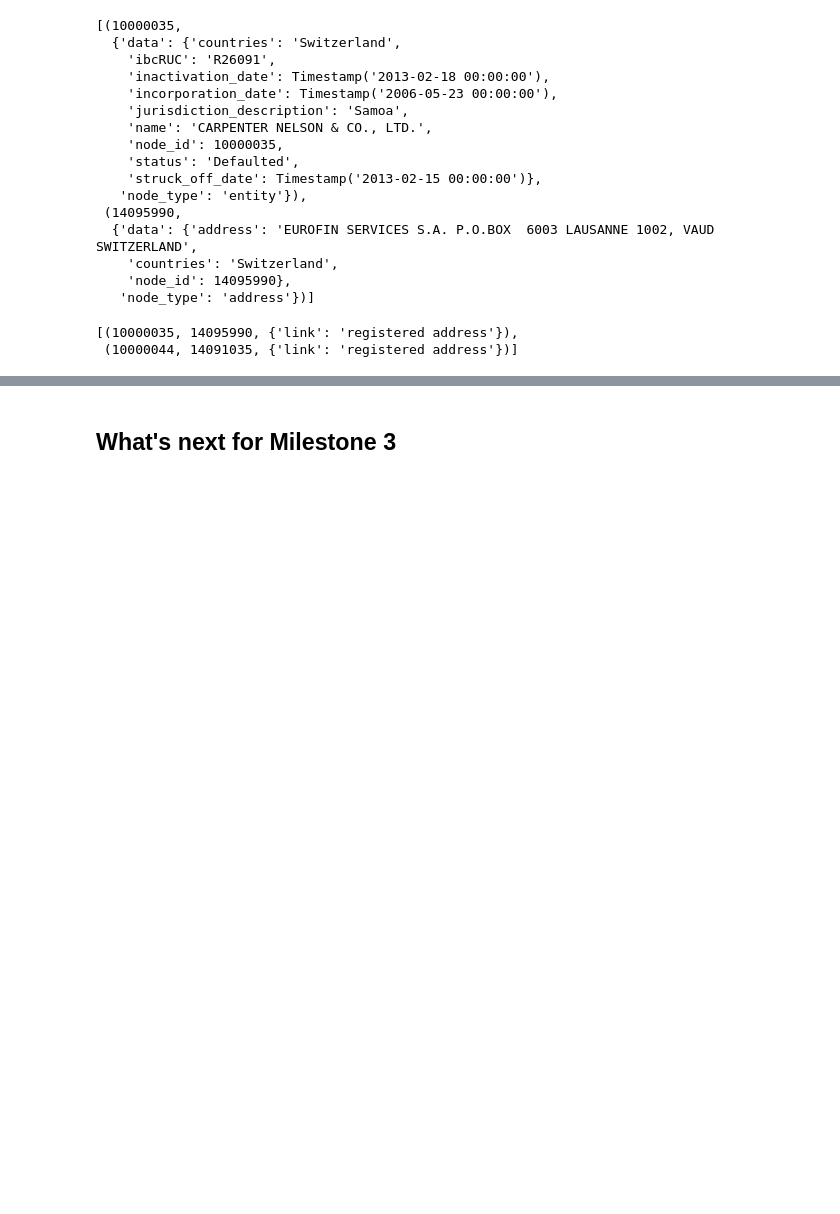
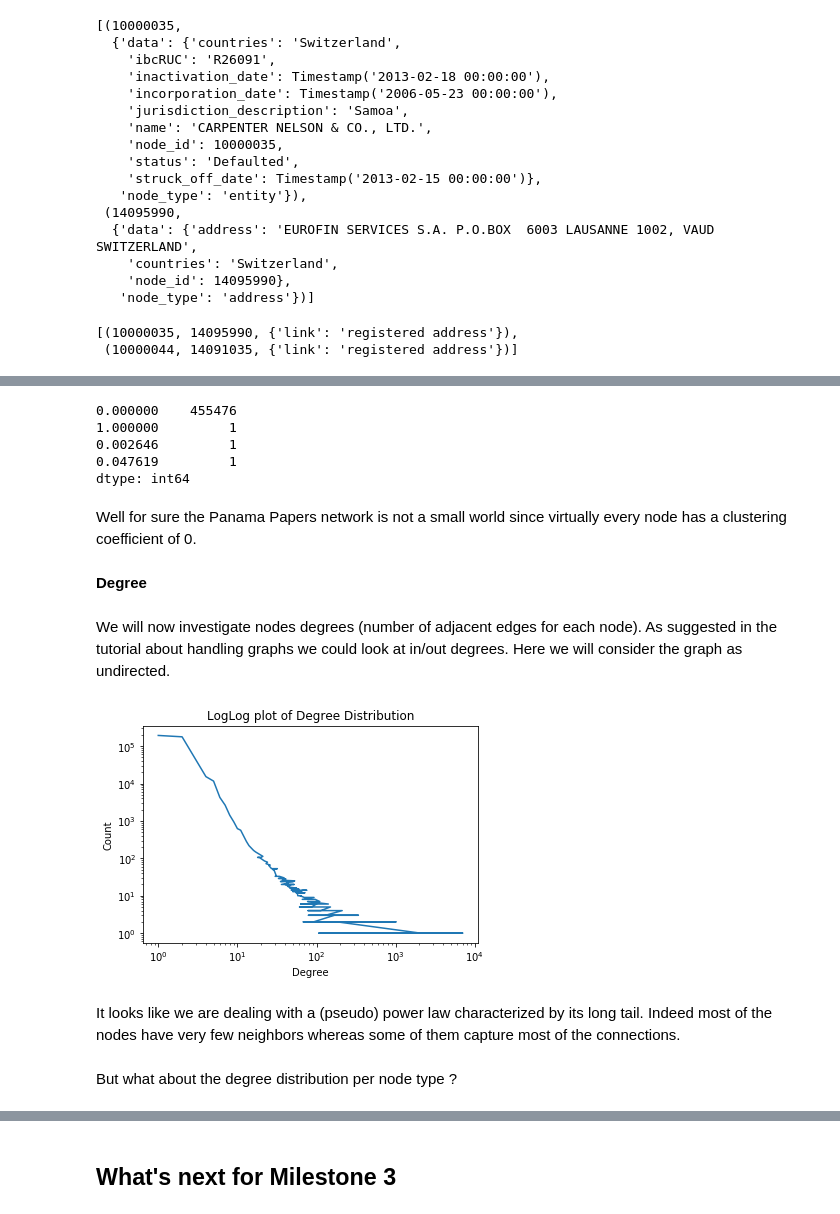
Before and after one commit to franckdess/ADA-Project, a Jupyter notebook: ml2.ipynb, the cells around one changed output, grey strips where cells are left out. Saved outputs shown, nothing was run; the diff lists cells and outputs as text; code cells hidden in the pictures; blank space fills up the shorter version.

Commit message:
network analysis start

```diff
--- a/ml2.ipynb
+++ b/ml2.ipynb
@@ -396,3 +404,5 @@ for i,row in address.iterrows():
+# %%
+G = nx.read_gpickle("panama.gpickle")
 # %%
 print('Number of edges: ', G.number_of_edges())
 print('Number of nodes: ', G.number_of_nodes())
@@ -425,0 +440,4 @@ list(G.edges(data=True))[:2]
+# %%
+components = [G.subgraph(c) for c in nx.weakly_connected_components(G)]
+giant = components[0]
+giant_undir = giant.to_undirected()
@@ -425,0 +464,30 @@ list(G.edges(data=True))[:2]
+# %%
+s = pd.Series(clus_coeffs)
+s = s.value_counts()
+s
+# %% [output]
+0.000000    455476
+1.000000         1
+0.002646         1
+0.047619         1
+dtype: int64
+# %% [markdown]
+Well for sure the Panama Papers network is not a small world since virtually every node has a clustering coefficient of 0.
+# %% [markdown]
+**Degree**
+# %% [markdown]
+We will now investigate nodes degrees (number of adjacent edges for each node). As suggested in the tutorial about handling graphs we could look at in/out degrees. Here we will consider the graph as undirected.
+# %%
+degs = pd.Series([d for n, d in nx.degree(giant)])
+degs = degs.value_counts()
+plt.loglog(degs)
+plt.title("LogLog plot of Degree Distribution")
+plt.ylabel("Count")
+plt.xlabel("Degree")
+plt.show()
+# %% [output]
+[figure, added]
+# %% [markdown]
+It looks like we are dealing with a (pseudo) power law characterized by its long tail. Indeed most of the nodes have very few neighbors whereas some of them capture most of the connections.
+# %% [markdown]
+But what about the degree distribution per node type ?
```
Also changed, not shown: parts of 29 cells of this notebook.
